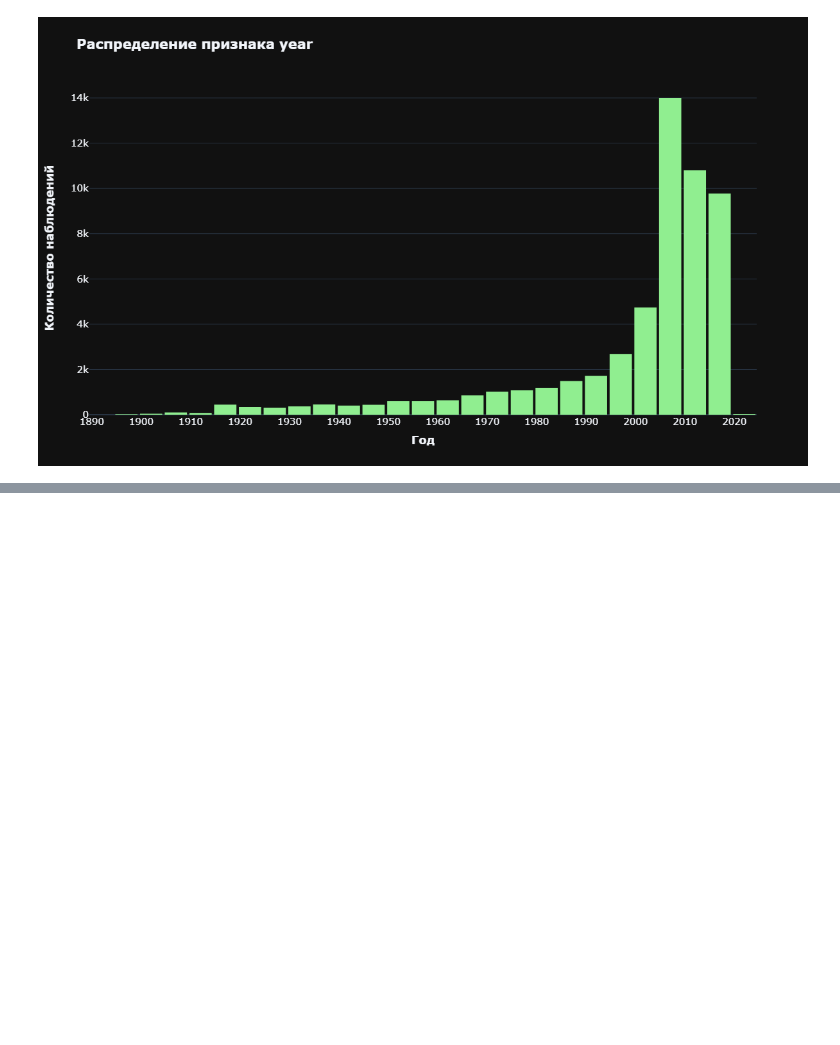
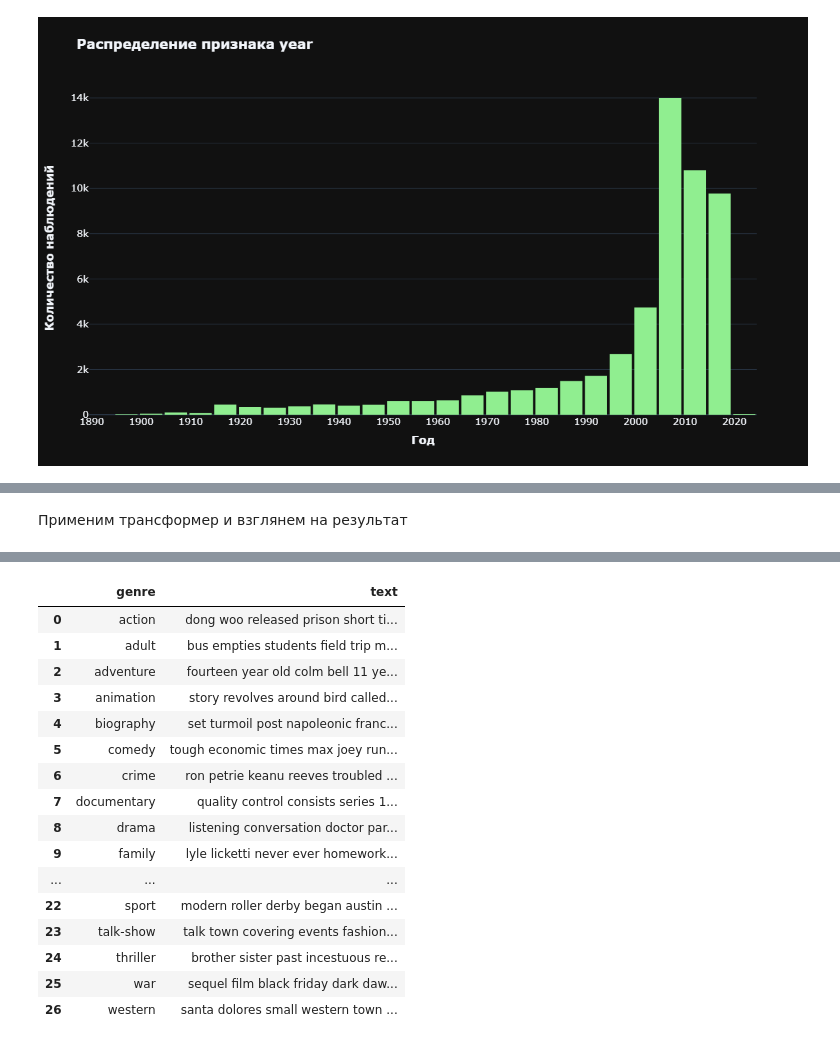
Before and after one commit to ScReameer/Movie-genre-classification, a Jupyter notebook: notebook/Movie genre classification.ipynb, the cells around one changed output, grey strips where cells are left out. Drawn from its saved outputs; the diff is of its cells as text; code cells hidden in the pictures; blank space fills up the shorter version.

```diff
--- a/notebook/Movie genre classification.ipynb
+++ b/notebook/Movie genre classification.ipynb
@@ -156,0 +190,41 @@ px.histogram(
+# %%
+class TextTransformer(TransformerMixin, BaseEstimator):
+    def __init__(self) -> None:
+        super().__init__()
+        nltk.download('stopwords')
+        nltk.download('wordnet')
+
+    def fit(self, X:pd.DataFrame, y=None):
+        self.stop_words = set(nltk.corpus.stopwords.words("english"))
+        self.tokenizer = nltk.RegexpTokenizer(r'\w+')
+        self.lemmatizer = nltk.stem.WordNetLemmatizer()
+        return self
+
+    def transform(self, X:pd.DataFrame, y=None):
+
+        def filter_stop_words(text:str):
+            filtered_list = [
+                word for word in text.split()
+                if word not in self.stop_words
+            ]
+            return ' '.join(filtered_list)
+
+        X_copy = X.copy()
+        X_copy['text'] = X['text'].apply(
+            lambda string: string.lower()
+        ).apply(
+            lambda string: ' '.join(self.tokenizer.tokenize(string))
+        ).apply(
+            self.lemmatizer.lemmatize
+        ).apply(
+            filter_stop_words
+        )
+
+        return X_copy
+# %% [markdown]
+Применим трансформер и взглянем на результат
+# %%
+text_transformer = TextTransformer()
+filtered_grouped_data = text_transformer.fit_transform(grouped_genre_by_text)
+filtered_grouped_data
+# %% [output]
@@ -156,0 +237,17 @@ px.histogram(
+|  | genre | text |
+| 0 | action | dong woo released prison short ti... |
+| 1 | adult | bus empties students field trip m... |
+| 2 | adventure | fourteen year old colm bell 11 ye... |
+| 3 | animation | story revolves around bird called... |
+| 4 | biography | set turmoil post napoleonic franc... |
+| 5 | comedy | tough economic times max joey run... |
+| 6 | crime | ron petrie keanu reeves troubled ... |
+| 7 | documentary | quality control consists series 1... |
+| 8 | drama | listening conversation doctor par... |
+| 9 | family | lyle licketti never ever homework... |
+| ... | ... | ... |
+| 22 | sport | modern roller derby began austin ... |
+| 23 | talk-show | talk town covering events fashion... |
+| 24 | thriller | brother sister past incestuous re... |
+| 25 | war | sequel film black friday dark daw... |
+| 26 | western | santa dolores small western town ... |
```
Also changed, not shown: parts of 12 cells of this notebook.
